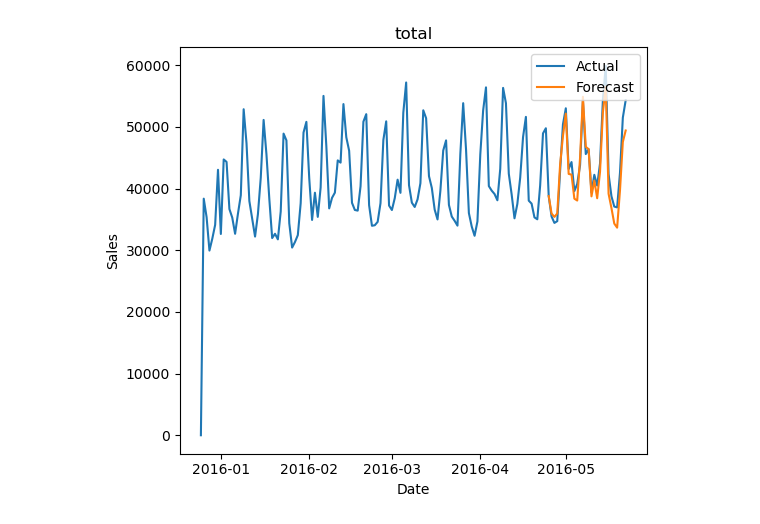
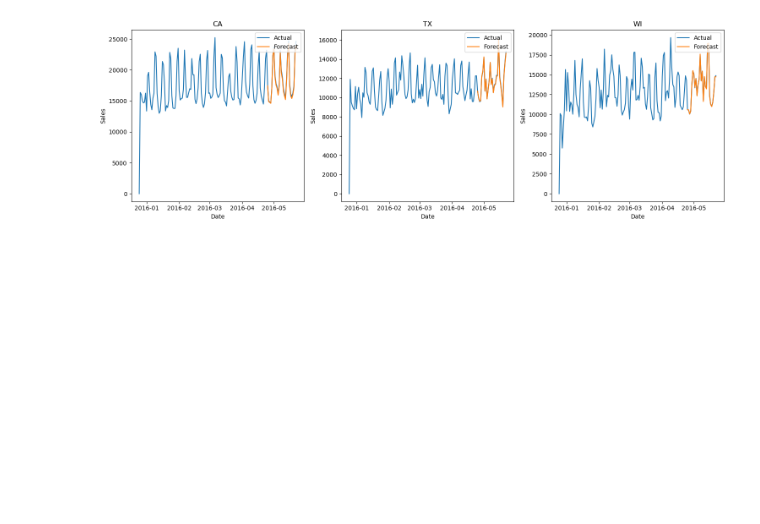
Before and after one commit to hakhyun0615/SCI_Journal_2, a Jupyter notebook: code/plot.ipynb, the cells around one changed output. Drawn from its saved outputs; the diff is of its cells as text; code cells hidden in the pictures; blank space fills up the shorter version.

```diff
--- a/code/plot.ipynb
+++ b/code/plot.ipynb
@@ -6,7 +19,7 @@ import matplotlib.pyplot as plt
 # %%
-level_idx = 1
+level_idx = 2
+estimator = 'DeepAR'
 
-estimator = 'DeepState'
 ids = np.empty((0, ))
 test_labels = np.empty((0, 28))
 test_forecasts = np.empty((0, 28))
@@ -29,31 +42,31 @@ for level in range(level_idx, level_idx+1):
     page = 0
     graphs_per_page = 25
 
     start_idx = page * graphs_per_page
     end_idx = start_idx + graphs_per_page
 
     num_plots = min(len(test_labels[start_idx:end_idx]), graphs_per_page)
     cols = 5
     rows = (num_plots + cols - 1) // cols
     fig, axes = plt.subplots(rows, cols, figsize=(25, 5 * rows))
 
     for i in range(num_plots):
         row = i // cols
         col = i % cols
         ax = axes[row, col] if rows > 1 else axes[col]
 
         ax.plot(test_labels[start_idx + i][-150:].to_timestamp(), label="Actual")
         ax.plot(pd.Series(test_forecasts[start_idx + i].quantile(0.5), index=test_forecasts[start_idx + i].start_date.to_timestamp() + pd.to_timedelta(range(len(test_forecasts[0].quantile(0.5))), unit='D')), label="Forecast")
         ax.set_title(f'{test_forecasts[start_idx + i].item_id}')
         ax.set_xlabel('Date')
         ax.set_ylabel('Sales')
         ax.legend(loc="upper right")
 
     for j in range(num_plots, rows * cols):
         fig.delaxes(axes.flatten()[j])
 
     plt.tight_layout()
     plt.show()
     plt.close()
 # %% [output]
-[figure, old version]
+[figure, new version]
```
Also changed, not shown: parts of 3 cells of this notebook, 2 other files.
